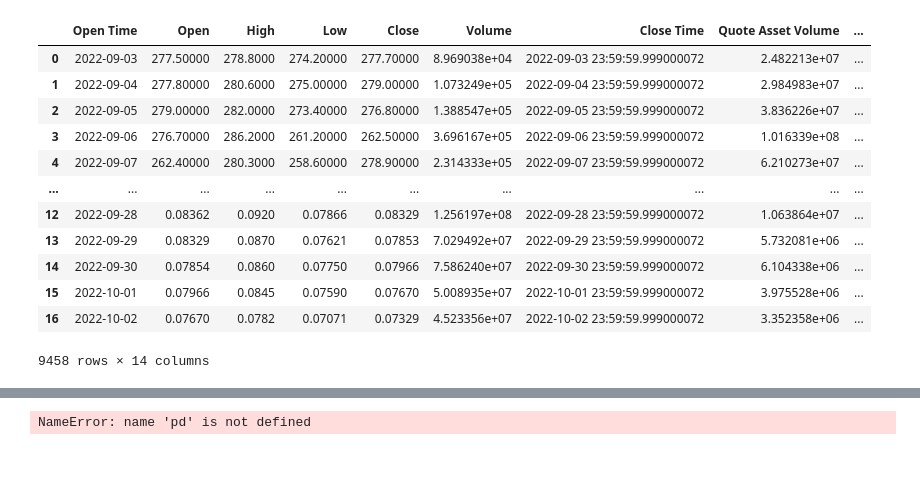
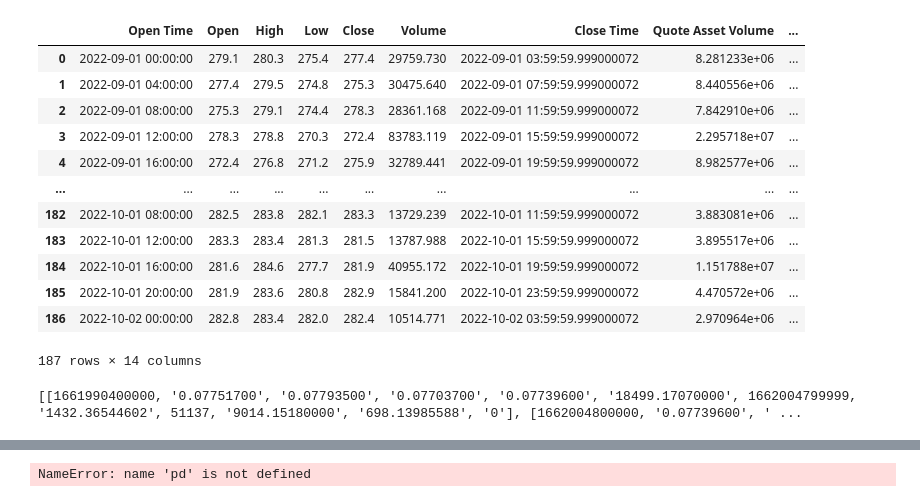
Before and after one commit to sufirehman/FinalYear, a Jupyter notebook: Binance.ipynb, the cells around one changed output, grey strips where cells are left out. Saved outputs shown, nothing was run; the diff lists cells and outputs as text; code cells hidden in the pictures; blank space fills up the shorter version.

```diff
--- a/Binance.ipynb
+++ b/Binance.ipynb
@@ -34,33 +34,40 @@ df = pd.DataFrame()
 for coins in client.get_all_tickers():
     if((coins["symbol"][-4:]=="BUSD")):
         historical_data = client.get_historical_klines(
-            coins["symbol"], Client.KLINE_INTERVAL_3MINUTE, '3 September 2022')
-        coin_df = pd.DataFrame(historical_data,columns = ['Open Time', 'Open', 'High', 'Low', 'Close', 'Volume', 'Close Time',
-                'Quote Asset Volume', 'Number of Trades', 'TB Base Volume', 'TB Quote Volume', 'Ignore'])
-        coin_df["COIN"]=coins["symbol"][:-4]
-        df = pd.concat([df,coin_df],axis=0)
-df['Open Time'] = pd.to_datetime(df['Open Time']/1000, unit='s')
-df['Close Time'] = pd.to_datetime(df['Close Time']/1000, unit='s')
-numeric_columns = ['Open', 'High', 'Low', 'Close', 'Volume',
-                   'Quote Asset Volume', 'TB Base Volume', 'TB Quote Volume']
-df[numeric_columns] = df[numeric_columns].apply(pd.to_numeric, axis=1)
-df["Change"] = ((df["High"]-df["Low"])/df["Low"]).apply(lambda x: x*100)
+            coins["symbol"], Client.KLINE_INTERVAL_4HOUR, "1 September 2022",'2 October 2022')
+        # coin_df = pd.DataFrame(historical_data,columns = ['Open Time', 'Open', 'High', 'Low', 'Close', 'Volume', 'Close Time',
+        #         'Quote Asset Volume', 'Number of Trades', 'TB Base Volume', 'TB Quote Volume', 'Ignore'])
+#         coin_df["COIN"]=coins["symbol"][:-4]
+#         df = pd.concat([df,coin_df],axis=0)
+# df['Open Time'] = pd.to_datetime(df['Open Time']/1000, unit='s')
+# df['Close Time'] = pd.to_datetime(df['Close Time']/1000, unit='s')
+# numeric_columns = ['Open', 'High', 'Low', 'Close', 'Volume',
+#                    'Quote Asset Volume', 'TB Base Volume', 'TB Quote Volume']
+# df[numeric_columns] = df[numeric_columns].apply(pd.to_numeric, axis=1)
+# df["Change"] = ((df["High"]-df["Low"])/df["Low"]).apply(lambda x: x*100)
-# %%
-df
-# %% [output]
-|  | Open Time | Open | High | Low | Close | Volume | Close Time | Quote Asset Volume | ... |
-| 0 | 2022-09-03 | 277.50000 | 278.8000 | 274.20000 | 277.70000 | 8.969038e+04 | 2022-09-03 23:59:59.999000072 | 2.482213e+07 | ... |
-| 1 | 2022-09-04 | 277.80000 | 280.6000 | 275.00000 | 279.00000 | 1.073249e+05 | 2022-09-04 23:59:59.999000072 | 2.984983e+07 | ... |
-| 2 | 2022-09-05 | 279.00000 | 282.0000 | 273.40000 | 276.80000 | 1.388547e+05 | 2022-09-05 23:59:59.999000072 | 3.836226e+07 | ... |
-| 3 | 2022-09-06 | 276.70000 | 286.2000 | 261.20000 | 262.50000 | 3.696167e+05 | 2022-09-06 23:59:59.999000072 | 1.016339e+08 | ... |
-| 4 | 2022-09-07 | 262.40000 | 280.3000 | 258.60000 | 278.90000 | 2.314333e+05 | 2022-09-07 23:59:59.999000072 | 6.210273e+07 | ... |
-| ... | ... | ... | ... | ... | ... | ... | ... | ... | ... |
-| 12 | 2022-09-28 | 0.08362 | 0.0920 | 0.07866 | 0.08329 | 1.256197e+08 | 2022-09-28 23:59:59.999000072 | 1.063864e+07 | ... |
-| 13 | 2022-09-29 | 0.08329 | 0.0870 | 0.07621 | 0.07853 | 7.029492e+07 | 2022-09-29 23:59:59.999000072 | 5.732081e+06 | ... |
-| 14 | 2022-09-30 | 0.07854 | 0.0860 | 0.07750 | 0.07966 | 7.586240e+07 | 2022-09-30 23:59:59.999000072 | 6.104338e+06 | ... |
-| 15 | 2022-10-01 | 0.07966 | 0.0845 | 0.07590 | 0.07670 | 5.008935e+07 | 2022-10-01 23:59:59.999000072 | 3.975528e+06 | ... |
-| 16 | 2022-10-02 | 0.07670 | 0.0782 | 0.07071 | 0.07329 | 4.523356e+07 | 2022-10-02 23:59:59.999000072 | 3.352358e+06 | ... |
-9458 rows × 14 columns
+# %%
+df[df['COIN']=='BNB']
+# %% [output]
+|  | Open Time | Open | High | Low | Close | Volume | Close Time | Quote Asset Volume | ... |
+| 0 | 2022-09-01 00:00:00 | 279.1 | 280.3 | 275.4 | 277.4 | 29759.730 | 2022-09-01 03:59:59.999000072 | 8.281233e+06 | ... |
+| 1 | 2022-09-01 04:00:00 | 277.4 | 279.5 | 274.8 | 275.3 | 30475.640 | 2022-09-01 07:59:59.999000072 | 8.440556e+06 | ... |
+| 2 | 2022-09-01 08:00:00 | 275.3 | 279.1 | 274.4 | 278.3 | 28361.168 | 2022-09-01 11:59:59.999000072 | 7.842910e+06 | ... |
+| 3 | 2022-09-01 12:00:00 | 278.3 | 278.8 | 270.3 | 272.4 | 83783.119 | 2022-09-01 15:59:59.999000072 | 2.295718e+07 | ... |
+| 4 | 2022-09-01 16:00:00 | 272.4 | 276.8 | 271.2 | 275.9 | 32789.441 | 2022-09-01 19:59:59.999000072 | 8.982577e+06 | ... |
+| ... | ... | ... | ... | ... | ... | ... | ... | ... | ... |
+| 182 | 2022-10-01 08:00:00 | 282.5 | 283.8 | 282.1 | 283.3 | 13729.239 | 2022-10-01 11:59:59.999000072 | 3.883081e+06 | ... |
+| 183 | 2022-10-01 12:00:00 | 283.3 | 283.4 | 281.3 | 281.5 | 13787.988 | 2022-10-01 15:59:59.999000072 | 3.895517e+06 | ... |
+| 184 | 2022-10-01 16:00:00 | 281.6 | 284.6 | 277.7 | 281.9 | 40955.172 | 2022-10-01 19:59:59.999000072 | 1.151788e+07 | ... |
+| 185 | 2022-10-01 20:00:00 | 281.9 | 283.6 | 280.8 | 282.9 | 15841.200 | 2022-10-01 23:59:59.999000072 | 4.470572e+06 | ... |
+| 186 | 2022-10-02 00:00:00 | 282.8 | 283.4 | 282.0 | 282.4 | 10514.771 | 2022-10-02 03:59:59.999000072 | 2.970964e+06 | ... |
+187 rows × 14 columns
+# %%
+client.get_all_tickers()
+historical_data = client.get_historical_klines(
+            "ETHBTC", Client.KLINE_INTERVAL_4HOUR, "1 September 2022",'2 October 2022')
+print(historical_data)
+# %% [output]
+[[1661990400000, '0.07751700', '0.07793500', '0.07703700', '0.07739600', '18499.17070000', 1662004799999, '1432.36544602', 51137, '9014.15180000', '698.13985588', '0'], [1662004800000, '0.07739600', ' ...
 # %%
 df = df.sort_values(by="Change",ascending=False)
 df
```
Also changed, not shown: 1 other file.
